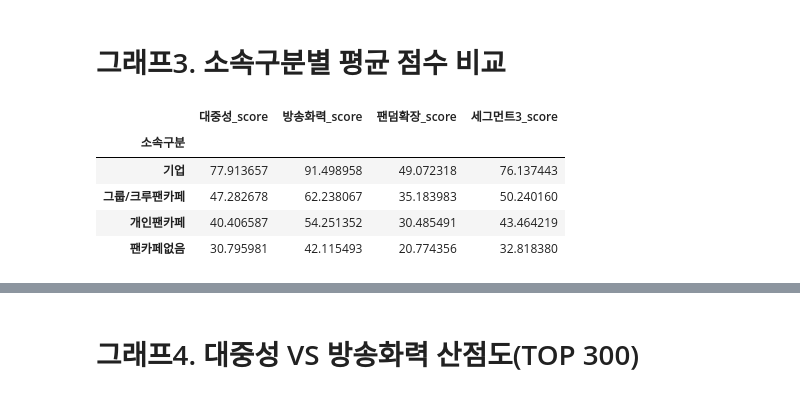
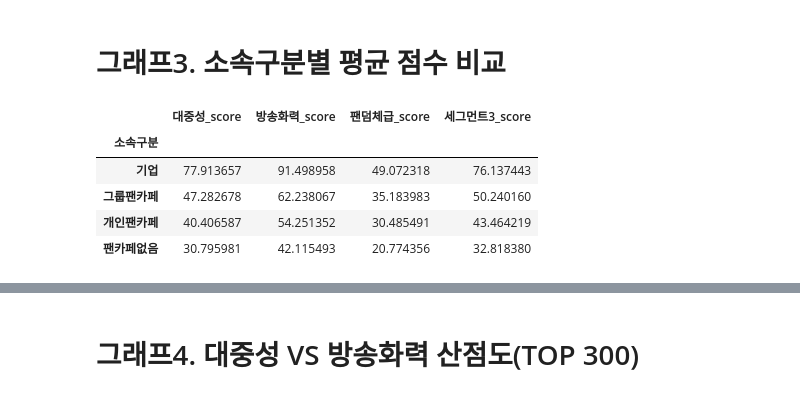
Before and after one commit to LeeSeungBok404/sparta17_data11_final_project, a Jupyter notebook: notebooks/KSI/03.세그먼트/01.1단계 세그먼트_3번.ipynb, the cells around one changed output, grey strips where cells are left out. Saved outputs shown, nothing was run; the diff lists cells and outputs as text; code cells hidden in the pictures.

```diff
--- a/notebooks/KSI/03.세그먼트/01.1단계 세그먼트_3번.ipynb
+++ b/notebooks/KSI/03.세그먼트/01.1단계 세그먼트_3번.ipynb
@@ -235,7 +237,7 @@ seg3_df["방송화력_score"] = (
 )
 
 # 3. 팬덤확장 점수
-seg3_df["팬덤확장_score"] = (
+seg3_df["팬덤체급_score"] = (
     seg3_df["팬덤_score"] * 0.60 +
     seg3_df["뷰어십_score"] * 0.40
 )
@@ -244,7 +246,7 @@ seg3_df["팬덤확장_score"] = (
 seg3_df["세그먼트3_score"] = (
     seg3_df["대중성_score"] * 0.35 +
     seg3_df["방송화력_score"] * 0.40 +
-    seg3_df["팬덤확장_score"] * 0.25
+    seg3_df["팬덤체급_score"] * 0.25
 )
 # %%
 result_cols = [
@@ -262,7 +264,7 @@ result_cols = [
     "뷰어십",
     "대중성_score",
     "방송화력_score",
-    "팬덤확장_score",
+    "팬덤체급_score",
     "세그먼트3_score"
 ]
 
@@ -425,19 +443,19 @@ for group_name in seg3_result["소속구분"].unique():
 # %%
 group_mean = (
     seg3_result
     .groupby("소속구분")[
-        ["대중성_score", "방송화력_score", "팬덤확장_score", "세그먼트3_score"]
+        ["대중성_score", "방송화력_score", "팬덤체급_score", "세그먼트3_score"]
     ]
     .mean()
     .sort_values("세그먼트3_score", ascending=False)
 )
 
 group_mean
 # %% [output]
-|  | 대중성_score | 방송화력_score | 팬덤확장_score | 세그먼트3_score |
+|  | 대중성_score | 방송화력_score | 팬덤체급_score | 세그먼트3_score |
 | 소속구분 |  |  |  |  |
 | 기업 | 77.913657 | 91.498958 | 49.072318 | 76.137443 |
-| 그룹/크루팬카페 | 47.282678 | 62.238067 | 35.183983 | 50.240160 |
+| 그룹팬카페 | 47.282678 | 62.238067 | 35.183983 | 50.240160 |
 | 개인팬카페 | 40.406587 | 54.251352 | 30.485491 | 43.464219 |
 | 팬카페없음 | 30.795981 | 42.115493 | 20.774356 | 32.818380 |
 # %%
```
Also changed, not shown: parts of 12 cells of this notebook.
